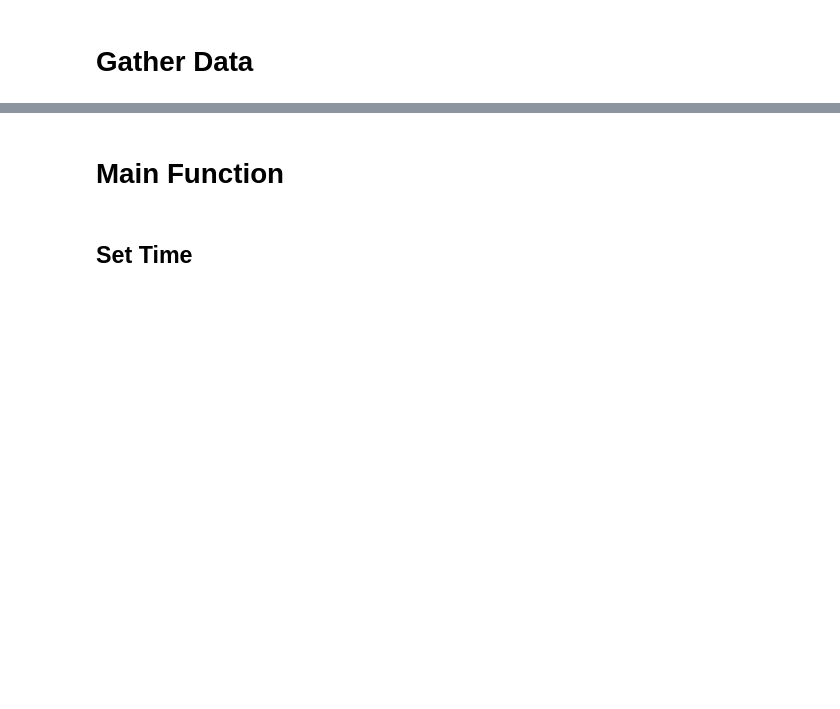
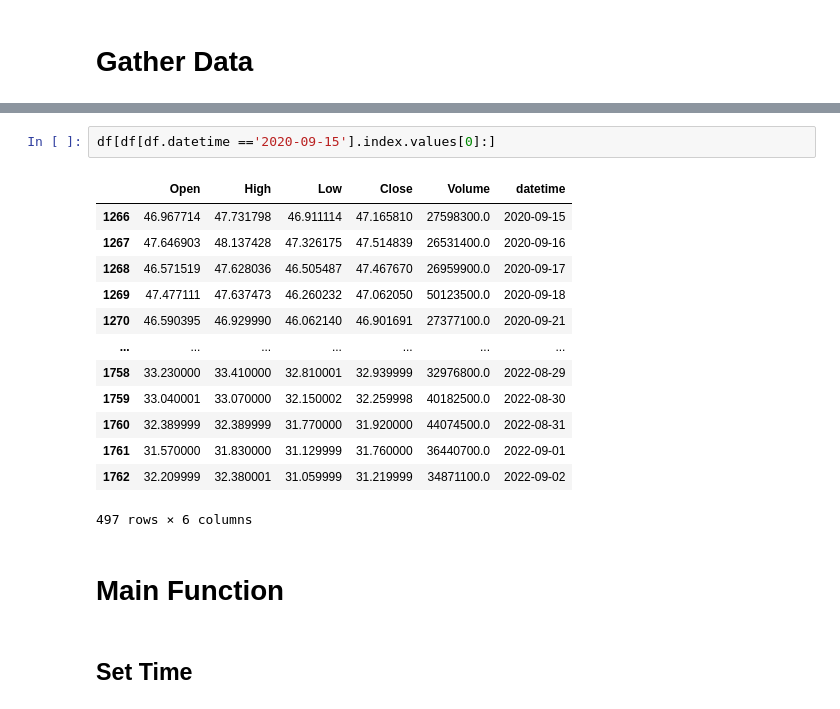
Before and after one commit to Rain1047/Short_Mid_Trend_Trading_System, a Jupyter notebook: strategy/strategy02_buy/vcp_pattern_fix.ipynb, the cells around one changed output, grey strips where cells are left out. Drawn from its saved outputs; the diff is of its cells as text; blank space fills up the shorter version.

```diff
--- a/strategy/strategy02_buy/vcp_pattern_fix.ipynb
+++ b/strategy/strategy02_buy/vcp_pattern_fix.ipynb
@@ -38,3 +144,19 @@ df
+# %%
+df[df[df.datetime =='2020-09-15'].index.values[0]:]
+# %% [output]
+|  | Open | High | Low | Close | Volume | datetime |
+| 1266 | 46.967714 | 47.731798 | 46.911114 | 47.165810 | 27598300.0 | 2020-09-15 |
+| 1267 | 47.646903 | 48.137428 | 47.326175 | 47.514839 | 26531400.0 | 2020-09-16 |
+| 1268 | 46.571519 | 47.628036 | 46.505487 | 47.467670 | 26959900.0 | 2020-09-17 |
+| 1269 | 47.477111 | 47.637473 | 46.260232 | 47.062050 | 50123500.0 | 2020-09-18 |
+| 1270 | 46.590395 | 46.929990 | 46.062140 | 46.901691 | 27377100.0 | 2020-09-21 |
+| ... | ... | ... | ... | ... | ... | ... |
+| 1758 | 33.230000 | 33.410000 | 32.810001 | 32.939999 | 32976800.0 | 2022-08-29 |
+| 1759 | 33.040001 | 33.070000 | 32.150002 | 32.259998 | 40182500.0 | 2022-08-30 |
+| 1760 | 32.389999 | 32.389999 | 31.770000 | 31.920000 | 44074500.0 | 2022-08-31 |
+| 1761 | 31.570000 | 31.830000 | 31.129999 | 31.760000 | 36440700.0 | 2022-09-01 |
+| 1762 | 32.209999 | 32.380001 | 31.059999 | 31.219999 | 34871100.0 | 2022-09-02 |
+497 rows × 6 columns
 # %% [markdown]
 # Main Function
 # %% [markdown]
```
Also changed, not shown: parts of 7 cells of this notebook, 8 other files.
